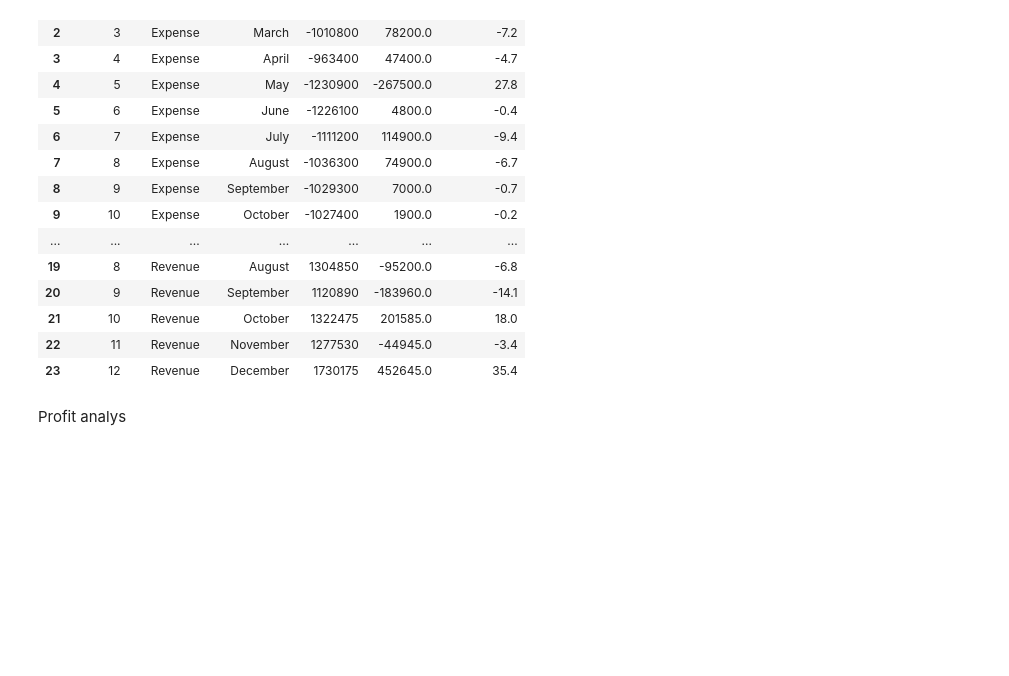
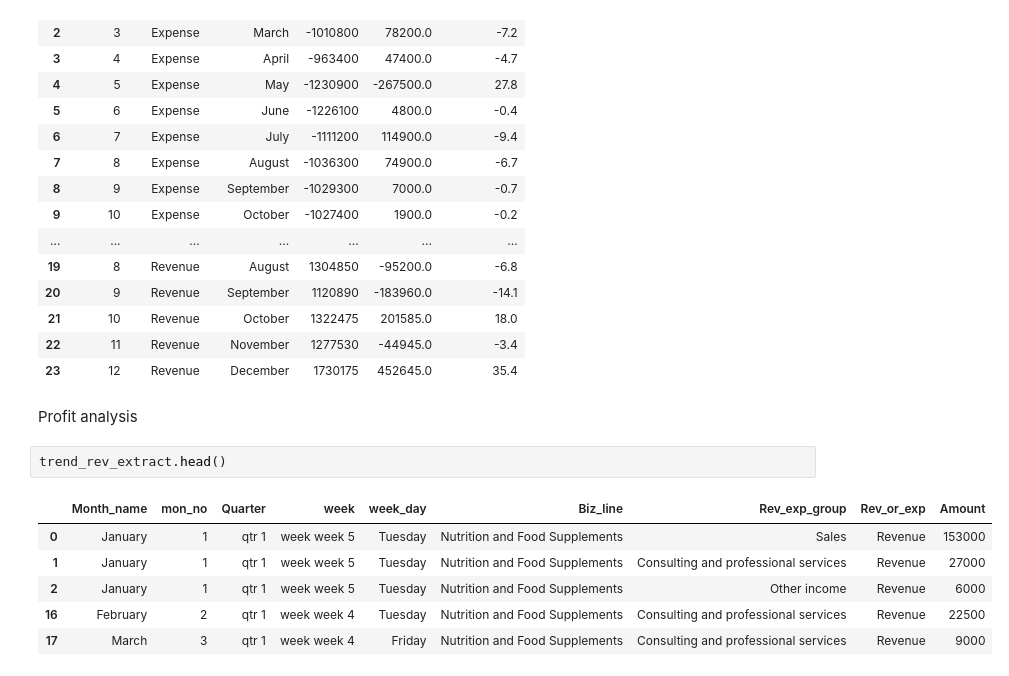
Before and after one commit to djibril968/Python_projects, a Jupyter notebook: Onyx_Financial_Analysis.ipynb, the cells around one changed output. Cells and saved outputs as stored; diff of their text form; blank space fills up the shorter version.

```diff
--- a/Onyx_Financial_Analysis.ipynb
+++ b/Onyx_Financial_Analysis.ipynb
@@ -676,4 +676,13 @@ rev_exp.groupby('Rev_or_exp').apply(mom_pct_diff).reset_index(drop= True)
 | 22 | 11 | Revenue | November | 1277530 | -44945.0 | -3.4 |
 | 23 | 12 | Revenue | December | 1730175 | 452645.0 | 35.4 |
 # %% [markdown]
-Profit analys
+Profit analysis
+# %%
+trend_rev_extract.head()
+# %% [output]
+|  | Month_name | mon_no | Quarter | week | week_day | Biz_line | Rev_exp_group | Rev_or_exp | Amount |
+| 0 | January | 1 | qtr 1 | week week 5 | Tuesday | Nutrition and Food Supplements | Sales | Revenue | 153000 |
+| 1 | January | 1 | qtr 1 | week week 5 | Tuesday | Nutrition and Food Supplements | Consulting and professional services | Revenue | 27000 |
+| 2 | January | 1 | qtr 1 | week week 5 | Tuesday | Nutrition and Food Supplements | Other income | Revenue | 6000 |
+| 16 | February | 2 | qtr 1 | week week 4 | Tuesday | Nutrition and Food Supplements | Consulting and professional services | Revenue | 22500 |
+| 17 | March | 3 | qtr 1 | week week 4 | Friday | Nutrition and Food Supplements | Consulting and professional services | Revenue | 9000 |
```
Also changed, not shown: parts of 4 cells of this notebook.
